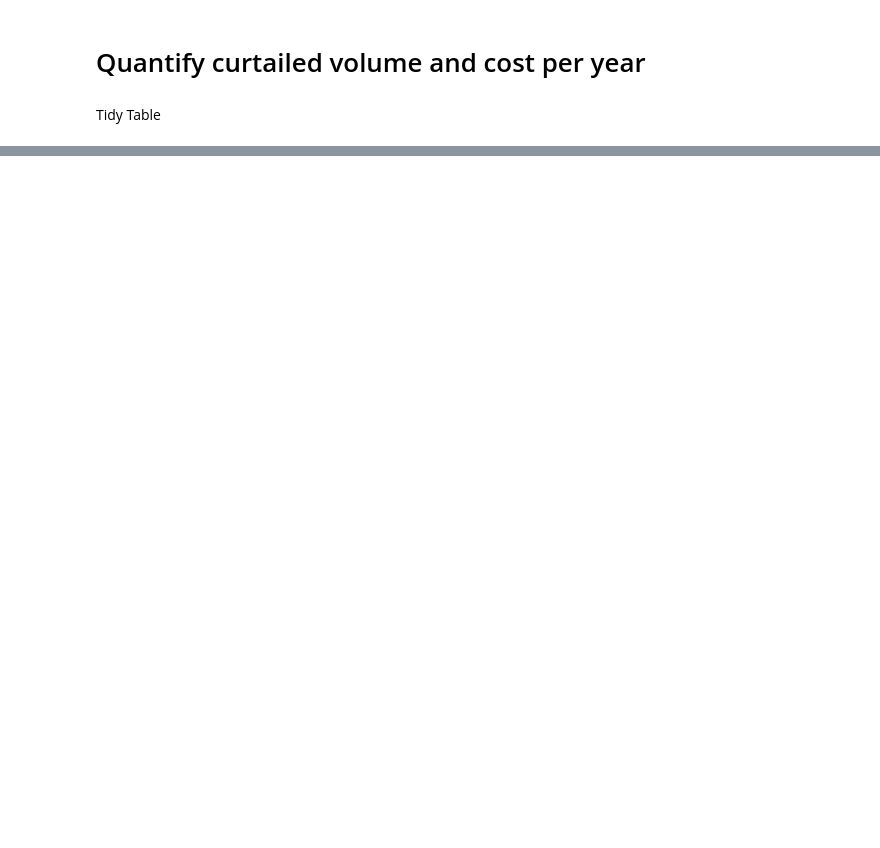
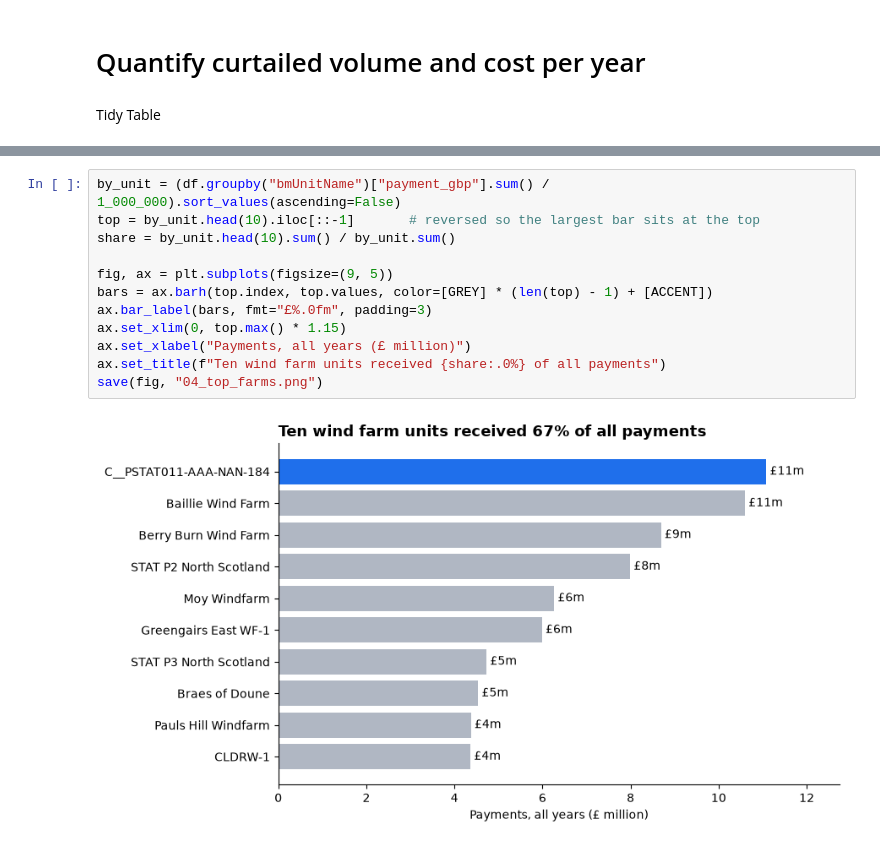
Before and after one commit to ConnorLava42/scottish-wind-curtailment, a Jupyter notebook: notebooks/analysis.ipynb, the cells around one changed output, grey strips where cells are left out. Drawn from its saved outputs; the diff is of its cells as text; blank space fills up the shorter version.

```diff
--- a/notebooks/analysis.ipynb
+++ b/notebooks/analysis.ipynb
@@ -22,0 +133,14 @@ FileNotFoundError: ../data/processed/scottish_wind_curtailment.parquet
+# %%
+by_unit = (df.groupby("bmUnitName")["payment_gbp"].sum() / 1_000_000).sort_values(ascending=False)
+top = by_unit.head(10).iloc[::-1]       # reversed so the largest bar sits at the top
+share = by_unit.head(10).sum() / by_unit.sum()
+
+fig, ax = plt.subplots(figsize=(9, 5))
+bars = ax.barh(top.index, top.values, color=[GREY] * (len(top) - 1) + [ACCENT])
+ax.bar_label(bars, fmt="£%.0fm", padding=3)
+ax.set_xlim(0, top.max() * 1.15)
+ax.set_xlabel("Payments, all years (£ million)")
+ax.set_title(f"Ten wind farm units received {share:.0%} of all payments")
+save(fig, "04_top_farms.png")
+# %% [output]
+[figure, added]
```
Also changed, not shown: parts of 9 cells of this notebook, 5 other files.
